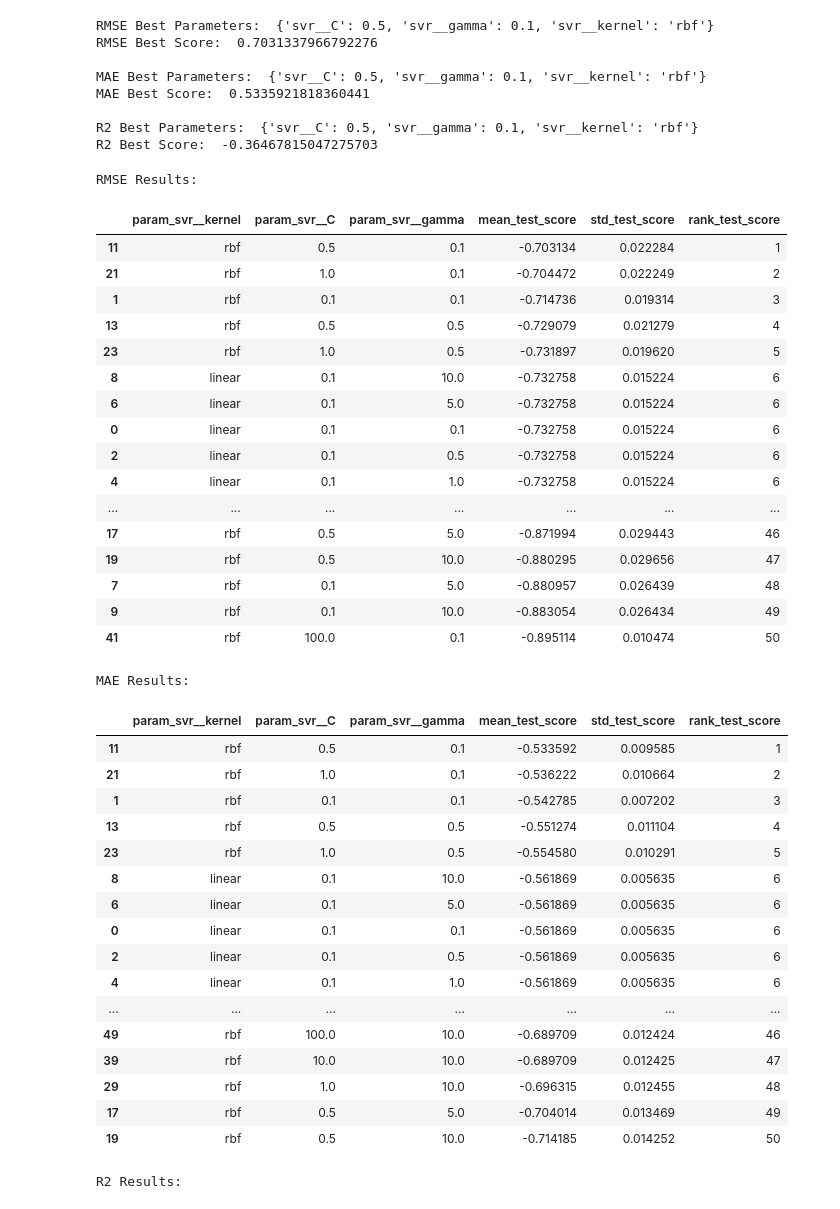
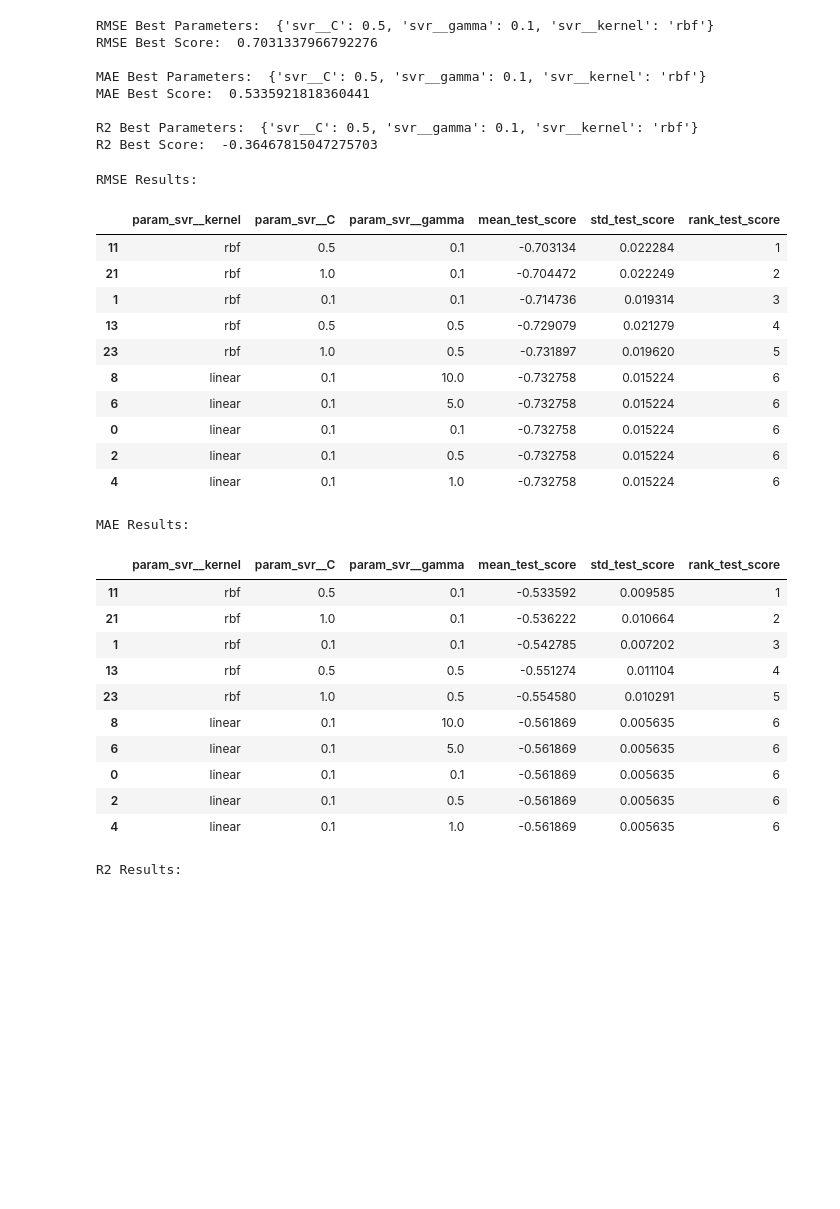
Before and after one commit to Dev-Flurssy/ml-projects, a Jupyter notebook: Notebooks/Exercise Notebooks/Exercise1.ipynb, the cells around one changed output. Drawn from its saved outputs; the diff is of its cells as text; code cells hidden in the pictures; blank space fills up the shorter version.

```diff
--- a/Notebooks/Exercise Notebooks/Exercise1.ipynb
+++ b/Notebooks/Exercise Notebooks/Exercise1.ipynb
@@ -527,39 +538,34 @@ R2 Best Score:  -0.36467815047275703
 # %%
 rmse_res = pd.DataFrame(grid_rmse.cv_results_)
 mae_res = pd.DataFrame(grid_mae.cv_results_)
 r2_res = pd.DataFrame(grid_r2.cv_results_)
 
-cols = ['param_svr__kernel', 'param_svr__C', 'param_svr__gamma', 'mean_test_score', 'std_test_score', 'rank_test_score']
+cols = ['param_svr__kernel', 'param_svr__C', 'param_svr__gamma',
+        'mean_test_score', 'std_test_score', 'rank_test_score']
 
-print('RMSE Results: ')
-display(rmse_res[cols].sort_values('rank_test_score'))
+print('RMSE Results:')
+display(rmse_res[cols].sort_values('rank_test_score').head(10))
 print()
 
-print('MAE Results: ')
-display(mae_res[cols].sort_values('rank_test_score'))
+print('MAE Results:')
+display(mae_res[cols].sort_values('rank_test_score').head(10))
 print()
 
-print('R2 Results: ')
-display(r2_res[cols].sort_values('rank_test_score'))
+print('R2 Results:')
+display(r2_res[cols].sort_values('rank_test_score').head(10))
 # %% [output]
 RMSE Results:
 |  | param_svr__kernel | param_svr__C | param_svr__gamma | mean_test_score | std_test_score | rank_test_score |
 | 11 | rbf | 0.5 | 0.1 | -0.703134 | 0.022284 | 1 |
 | 21 | rbf | 1.0 | 0.1 | -0.704472 | 0.022249 | 2 |
 | 1 | rbf | 0.1 | 0.1 | -0.714736 | 0.019314 | 3 |
 | 13 | rbf | 0.5 | 0.5 | -0.729079 | 0.021279 | 4 |
 | 23 | rbf | 1.0 | 0.5 | -0.731897 | 0.019620 | 5 |
 | 8 | linear | 0.1 | 10.0 | -0.732758 | 0.015224 | 6 |
 | 6 | linear | 0.1 | 5.0 | -0.732758 | 0.015224 | 6 |
 | 0 | linear | 0.1 | 0.1 | -0.732758 | 0.015224 | 6 |
 | 2 | linear | 0.1 | 0.5 | -0.732758 | 0.015224 | 6 |
 | 4 | linear | 0.1 | 1.0 | -0.732758 | 0.015224 | 6 |
-| ... | ... | ... | ... | ... | ... | ... |
-| 17 | rbf | 0.5 | 5.0 | -0.871994 | 0.029443 | 46 |
-| 19 | rbf | 0.5 | 10.0 | -0.880295 | 0.029656 | 47 |
-| 7 | rbf | 0.1 | 5.0 | -0.880957 | 0.026439 | 48 |
-| 9 | rbf | 0.1 | 10.0 | -0.883054 | 0.026434 | 49 |
-| 41 | rbf | 100.0 | 0.1 | -0.895114 | 0.010474 | 50 |
 MAE Results:
 |  | param_svr__kernel | param_svr__C | param_svr__gamma | mean_test_score | std_test_score | rank_test_score |
 | 11 | rbf | 0.5 | 0.1 | -0.533592 | 0.009585 | 1 |
@@ -572,12 +578,6 @@ MAE Results:
 | 0 | linear | 0.1 | 0.1 | -0.561869 | 0.005635 | 6 |
 | 2 | linear | 0.1 | 0.5 | -0.561869 | 0.005635 | 6 |
 | 4 | linear | 0.1 | 1.0 | -0.561869 | 0.005635 | 6 |
-| ... | ... | ... | ... | ... | ... | ... |
-| 49 | rbf | 100.0 | 10.0 | -0.689709 | 0.012424 | 46 |
-| 39 | rbf | 10.0 | 10.0 | -0.689709 | 0.012425 | 47 |
-| 29 | rbf | 1.0 | 10.0 | -0.696315 | 0.012455 | 48 |
-| 17 | rbf | 0.5 | 5.0 | -0.704014 | 0.013469 | 49 |
-| 19 | rbf | 0.5 | 10.0 | -0.714185 | 0.014252 | 50 |
 R2 Results:
 |  | param_svr__kernel | param_svr__C | param_svr__gamma | mean_test_score | std_test_score | rank_test_score |
 | 11 | rbf | 0.5 | 0.1 | 0.364678 | 0.012002 | 1 |
```
Also changed, not shown: parts of 20 cells of this notebook, 3 other files.
